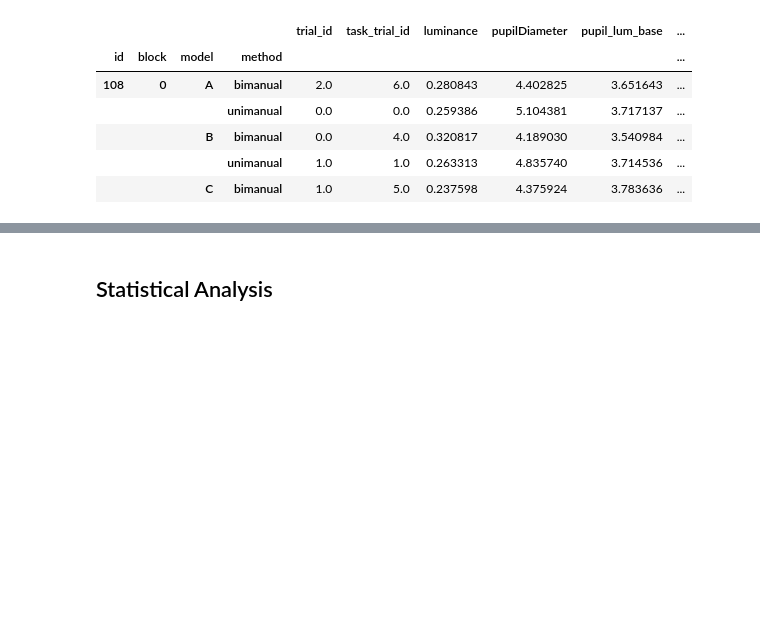
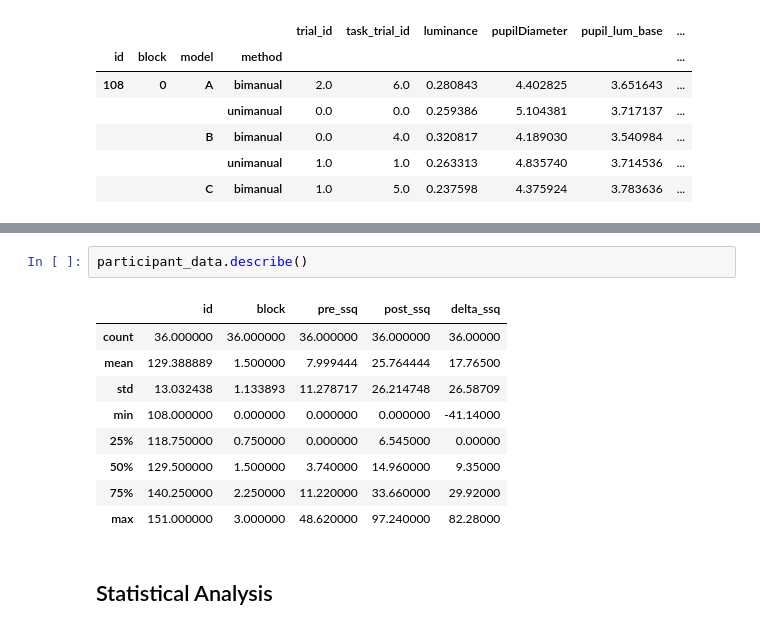
Before and after one commit to courtnicole/3d-path-cognition, a Jupyter notebook: analyze_data.ipynb, the cells around one changed output, grey strips where cells are left out. Cells and saved outputs as stored; diff of their text form; blank space fills up the shorter version.

```diff
--- a/analyze_data.ipynb
+++ b/analyze_data.ipynb
@@ -175,3 +184,15 @@ user_data_crt.describe()
+# %%
+participant_data.describe()
+# %% [output]
+|  | id | block | pre_ssq | post_ssq | delta_ssq |
+| count | 36.000000 | 36.000000 | 36.000000 | 36.000000 | 36.00000 |
+| mean | 129.388889 | 1.500000 | 7.999444 | 25.764444 | 17.76500 |
+| std | 13.032438 | 1.133893 | 11.278717 | 26.214748 | 26.58709 |
+| min | 108.000000 | 0.000000 | 0.000000 | 0.000000 | -41.14000 |
+| 25% | 118.750000 | 0.750000 | 0.000000 | 6.545000 | 0.00000 |
+| 50% | 129.500000 | 1.500000 | 3.740000 | 14.960000 | 9.35000 |
+| 75% | 140.250000 | 2.250000 | 11.220000 | 33.660000 | 29.92000 |
+| max | 151.000000 | 3.000000 | 48.620000 | 97.240000 | 82.28000 |
 # %% [markdown]
 ## Statistical Analysis
 # %% [markdown]
```
Also changed, not shown: parts of 3 cells of this notebook, 4 other files.
